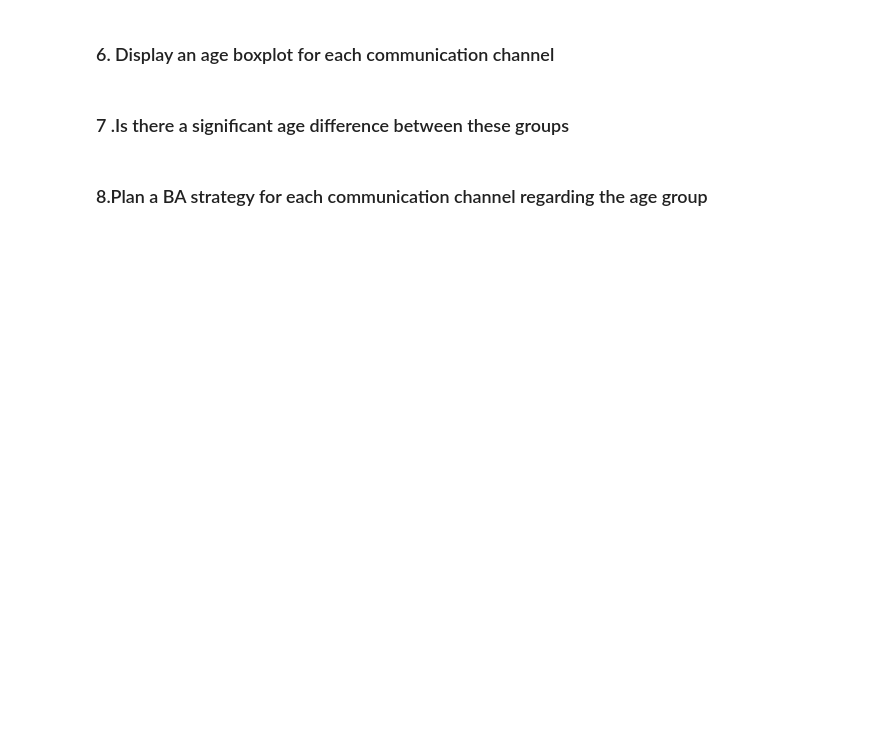
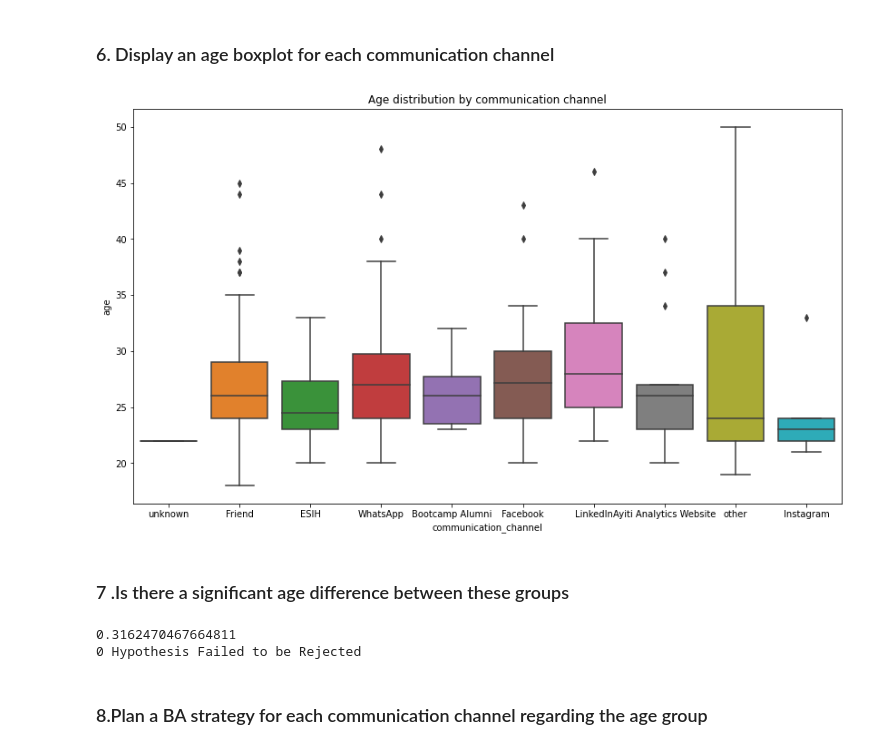
Before and after one commit to Thermoris1212/Project-Math-and-Prob, a Jupyter notebook: data.ipynb, the cells around one changed output. Saved outputs shown, nothing was run; the diff lists cells and outputs as text; code cells hidden in the pictures; blank space fills up the shorter version.

```diff
--- a/data.ipynb
+++ b/data.ipynb
@@ -326,2 +507,9 @@ the dataset have 250 observations and 36 variables
+# %%
+plt.figure(figsize=(14,8))
+sns.boxplot( x=querry7["communication_channel"], y=querry7["age"]);
+plt.title("Age distribution by communication channel")
+plt.show()
+# %% [output]
+[figure, added]
 # %% [markdown]
 ### 7 .Is there a significant age difference between these groups
@@ -330,2 +516,19 @@ the dataset have 250 observations and 36 variables
+# %%
+
+#here your codes
+oklist = list(querry7["communication_channel"].unique())
+
+quer = [querry7[querry7["communication_channel"] == i].age.dropna() for i in oklist]
+
+
+stat, r = stats.f_oneway(quer[0], quer[1], quer[2], quer[3], quer[4], quer[5], quer[6], quer[7], quer[8], quer[9])
+print(r)
+if r < 0.05:
+ print("Null Hypothesis Rejected")
+else:
+ print("0 Hypothesis Failed to be Rejected")
+# %% [output]
+0.3162470467664811
+0 Hypothesis Failed to be Rejected
 # %% [markdown]
 ### 8.Plan a BA strategy for each communication channel regarding the age group
```
Also changed, not shown: parts of 46 cells of this notebook.
